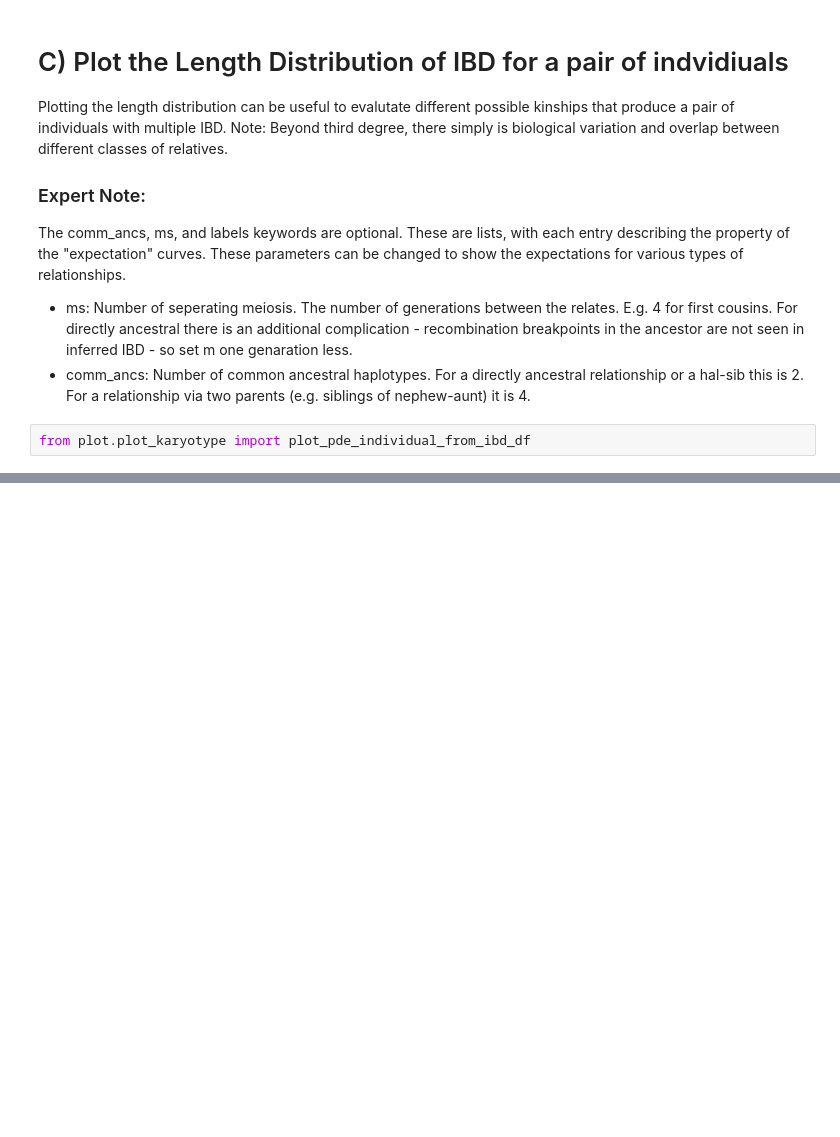
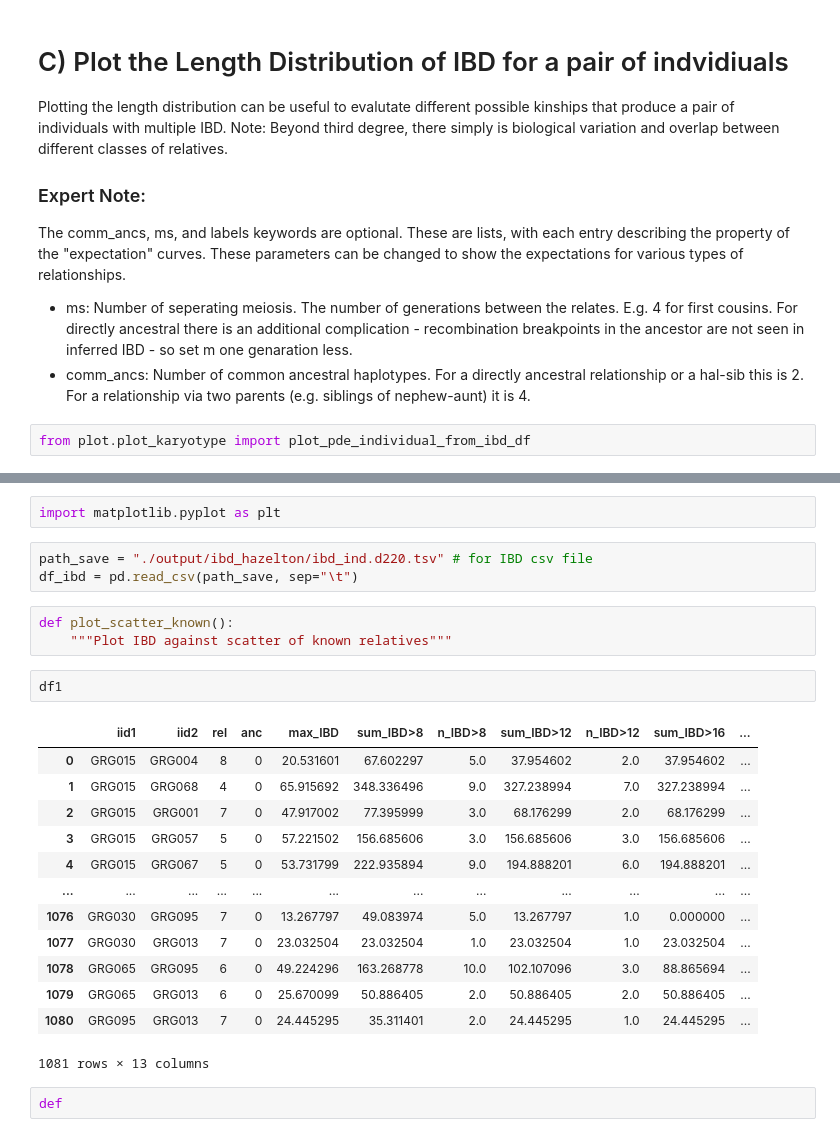
Before and after one commit to hringbauer/ancIBD, a Jupyter notebook: notebook/vignette/plot_IBD.ipynb, the cells around one changed output, grey strips where cells are left out. Cells and saved outputs as stored; diff of their text form; blank space fills up the shorter version.

```diff
--- a/notebook/vignette/plot_IBD.ipynb
+++ b/notebook/vignette/plot_IBD.ipynb
@@ -76,0 +95,26 @@ Found: 18 Pairs fitting in dataframe.
+# %%
+import matplotlib.pyplot as plt
+# %%
+path_save = "./output/ibd_hazelton/ibd_ind.d220.tsv" # for IBD csv file
+df_ibd = pd.read_csv(path_save, sep="\t")
+# %%
+def plot_scatter_known():
+    """Plot IBD against scatter of known relatives"""
+# %%
+df1
+# %% [output]
+|  | iid1 | iid2 | rel | anc | max_IBD | sum_IBD>8 | n_IBD>8 | sum_IBD>12 | n_IBD>12 | sum_IBD>16 | ... |
+| 0 | GRG015 | GRG004 | 8 | 0 | 20.531601 | 67.602297 | 5.0 | 37.954602 | 2.0 | 37.954602 | ... |
+| 1 | GRG015 | GRG068 | 4 | 0 | 65.915692 | 348.336496 | 9.0 | 327.238994 | 7.0 | 327.238994 | ... |
+| 2 | GRG015 | GRG001 | 7 | 0 | 47.917002 | 77.395999 | 3.0 | 68.176299 | 2.0 | 68.176299 | ... |
+| 3 | GRG015 | GRG057 | 5 | 0 | 57.221502 | 156.685606 | 3.0 | 156.685606 | 3.0 | 156.685606 | ... |
+| 4 | GRG015 | GRG067 | 5 | 0 | 53.731799 | 222.935894 | 9.0 | 194.888201 | 6.0 | 194.888201 | ... |
+| ... | ... | ... | ... | ... | ... | ... | ... | ... | ... | ... | ... |
+| 1076 | GRG030 | GRG095 | 7 | 0 | 13.267797 | 49.083974 | 5.0 | 13.267797 | 1.0 | 0.000000 | ... |
+| 1077 | GRG030 | GRG013 | 7 | 0 | 23.032504 | 23.032504 | 1.0 | 23.032504 | 1.0 | 23.032504 | ... |
+| 1078 | GRG065 | GRG095 | 6 | 0 | 49.224296 | 163.268778 | 10.0 | 102.107096 | 3.0 | 88.865694 | ... |
+| 1079 | GRG065 | GRG013 | 6 | 0 | 25.670099 | 50.886405 | 2.0 | 50.886405 | 2.0 | 50.886405 | ... |
+| 1080 | GRG095 | GRG013 | 7 | 0 | 24.445295 | 35.311401 | 2.0 | 24.445295 | 1.0 | 24.445295 | ... |
+1081 rows × 13 columns
+# %%
+def
```
Also changed, not shown: parts of 8 cells of this notebook, 13 other files.
